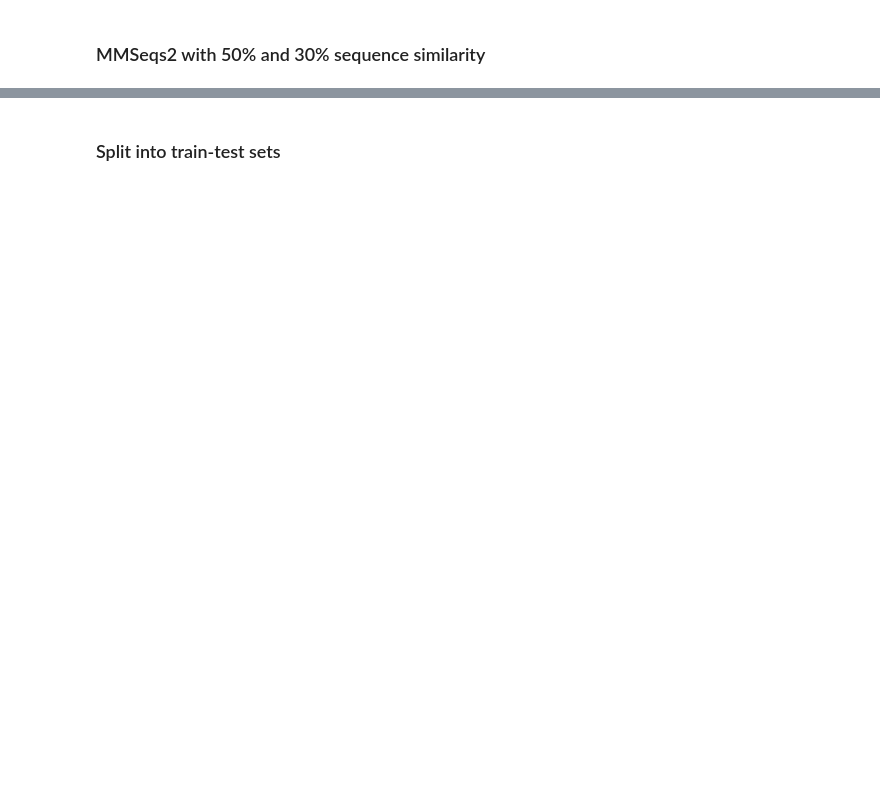
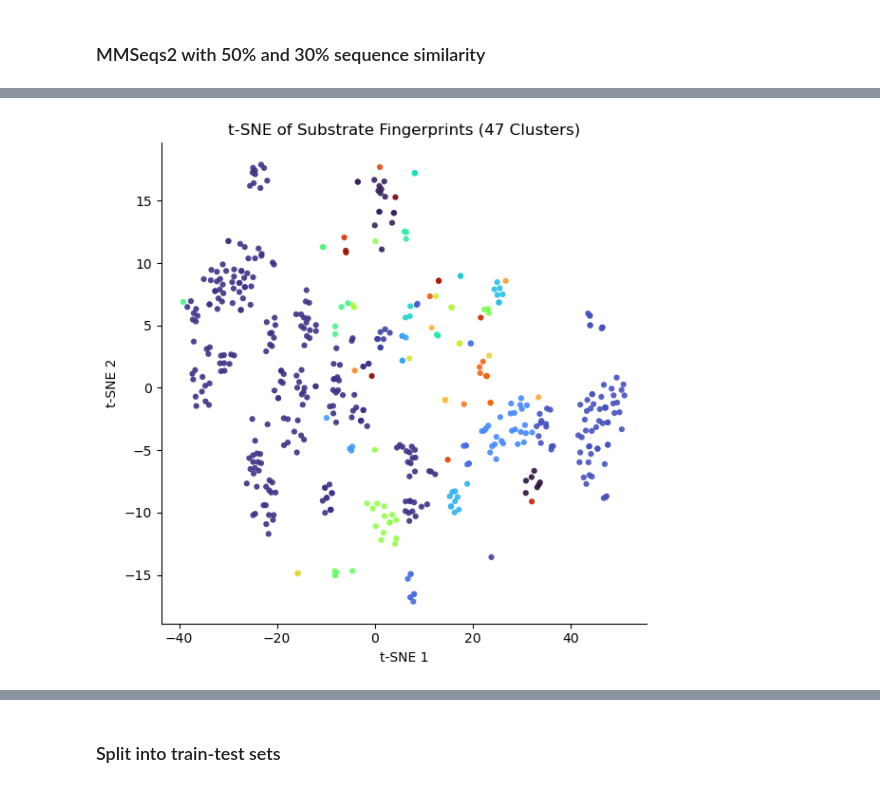
Before and after one commit to HelenSchmid/masterthesis, a Jupyter notebook: manuscript/N5_create_train_test_splits.ipynb, the cells around one changed output, grey strips where cells are left out. Drawn from its saved outputs; the diff is of its cells as text; code cells hidden in the pictures; blank space fills up the shorter version.

```diff
--- a/manuscript/N5_create_train_test_splits.ipynb
+++ b/manuscript/N5_create_train_test_splits.ipynb
@@ -44,0 +177,37 @@ df_mmseqs2 = df_mmseqs2_0p5.merge(
+# %%
+# t-SNE visualization of substrate clustering #
+
+from sklearn.manifold import TSNE
+import matplotlib.pyplot as plt
+import seaborn as sns
+
+fingerprint_matrix = np.array([np.array(fp) for fp in unique_substrates_df['fingerprint']])
+
+# Run t-SNE
+tsne = TSNE(n_components=2, perplexity=30, random_state=42, metric='cosine')
+tsne_results = tsne.fit_transform(fingerprint_matrix)
+
+# Add t-SNE results to the dataframe
+unique_substrates_df['tsne-2d-one'] = tsne_results[:,0]
+unique_substrates_df['tsne-2d-two'] = tsne_results[:,1]
+
+# Plot
+plt.figure(figsize=(6,6))
+sns.scatterplot(
+    x="tsne-2d-one", y="tsne-2d-two",
+    hue="substrate_cluster",
+    palette=palette,
+    data=unique_substrates_df,
+    s=20,  # point size
+    linewidth=0,
+    alpha=0.9,
+    legend=False  # Set to True if you want legend
+)
+plt.title(f"t-SNE of Substrate Fingerprints ({n_clusters} Clusters)")
+plt.xlabel("t-SNE 1")
+plt.ylabel("t-SNE 2")
+sns.despine()
+plt.tight_layout()
+plt.show()
+# %% [output]
+[figure, added]
```
Also changed, not shown: parts of 19 cells of this notebook, 18 other files.
